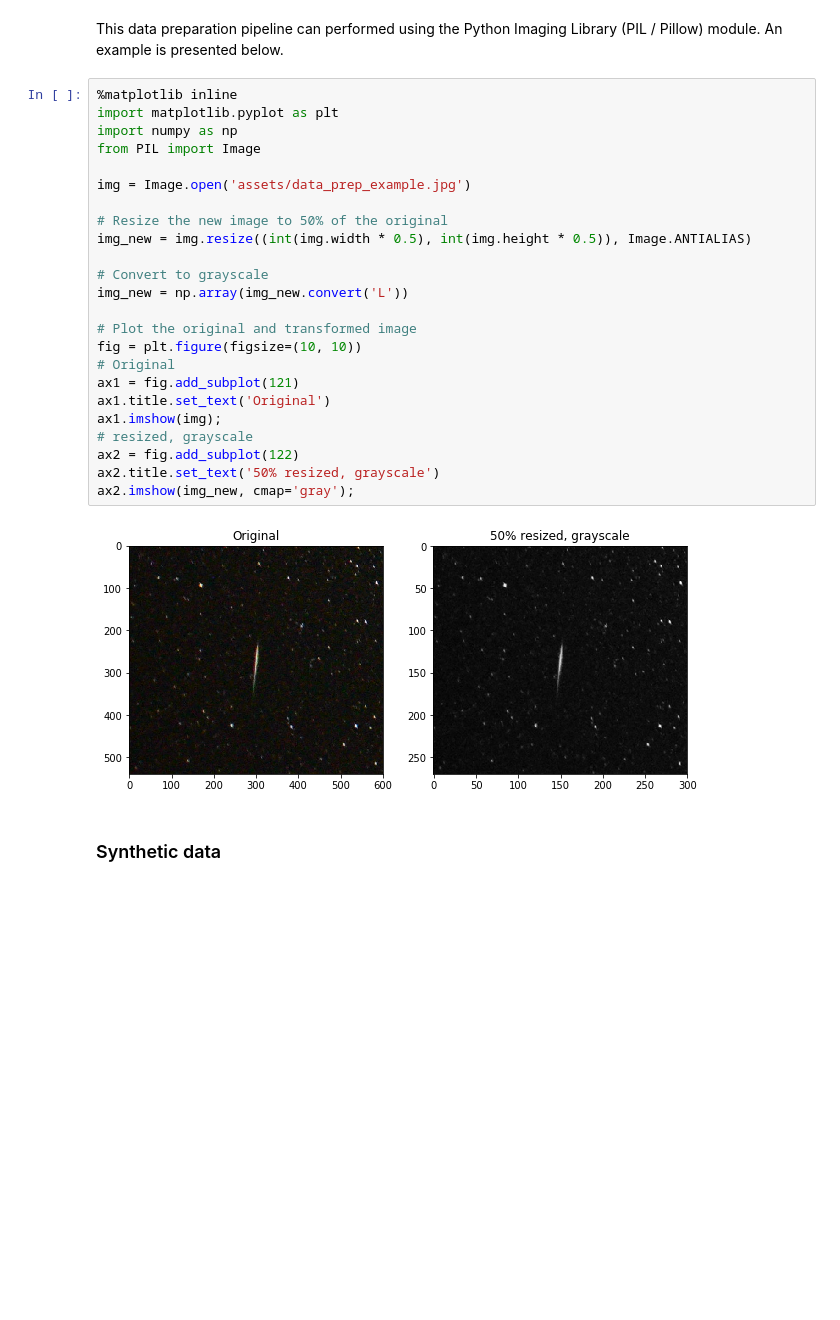
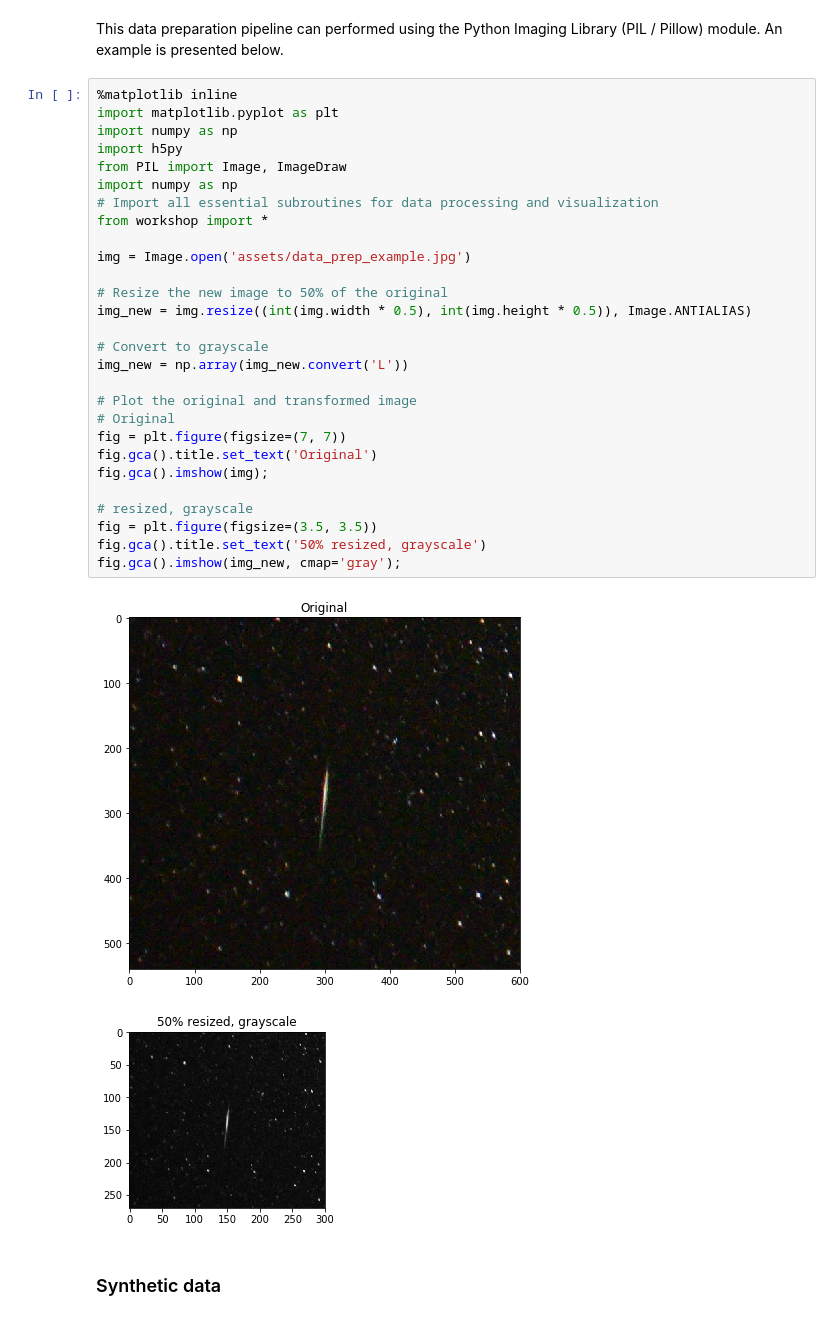
Before and after one commit to CurtinIDS/miri, a Jupyter notebook: project.ipynb, the cells around one changed output. Drawn from its saved outputs; the diff is of its cells as text; blank space fills up the shorter version.

```diff
--- a/project.ipynb
+++ b/project.ipynb
@@ -72,29 +72,34 @@ This data preparation pipeline can performed using the Python Imaging Library (P
 # %%
 %matplotlib inline
 import matplotlib.pyplot as plt
 import numpy as np
-from PIL import Image
+import h5py
+from PIL import Image, ImageDraw
+import numpy as np
+# Import all essential subroutines for data processing and visualization
+from workshop import *
 
 img = Image.open('assets/data_prep_example.jpg')
 
 # Resize the new image to 50% of the original
 img_new = img.resize((int(img.width * 0.5), int(img.height * 0.5)), Image.ANTIALIAS)
 
 # Convert to grayscale
 img_new = np.array(img_new.convert('L'))
 
 # Plot the original and transformed image
-fig = plt.figure(figsize=(10, 10))
 # Original
-ax1 = fig.add_subplot(121)
-ax1.title.set_text('Original')
-ax1.imshow(img);
+fig = plt.figure(figsize=(7, 7))
+fig.gca().title.set_text('Original')
+fig.gca().imshow(img);
+
 # resized, grayscale
-ax2 = fig.add_subplot(122)
-ax2.title.set_text('50% resized, grayscale')
-ax2.imshow(img_new, cmap='gray');
+fig = plt.figure(figsize=(3.5, 3.5))
+fig.gca().title.set_text('50% resized, grayscale')
+fig.gca().imshow(img_new, cmap='gray');
 # %% [output]
-[figure, old version]
+[figure, new version]
+[figure, added]
 # %% [markdown]
 ### Synthetic data
 # %% [markdown]
```
Also changed, not shown: parts of 9 cells of this notebook.
